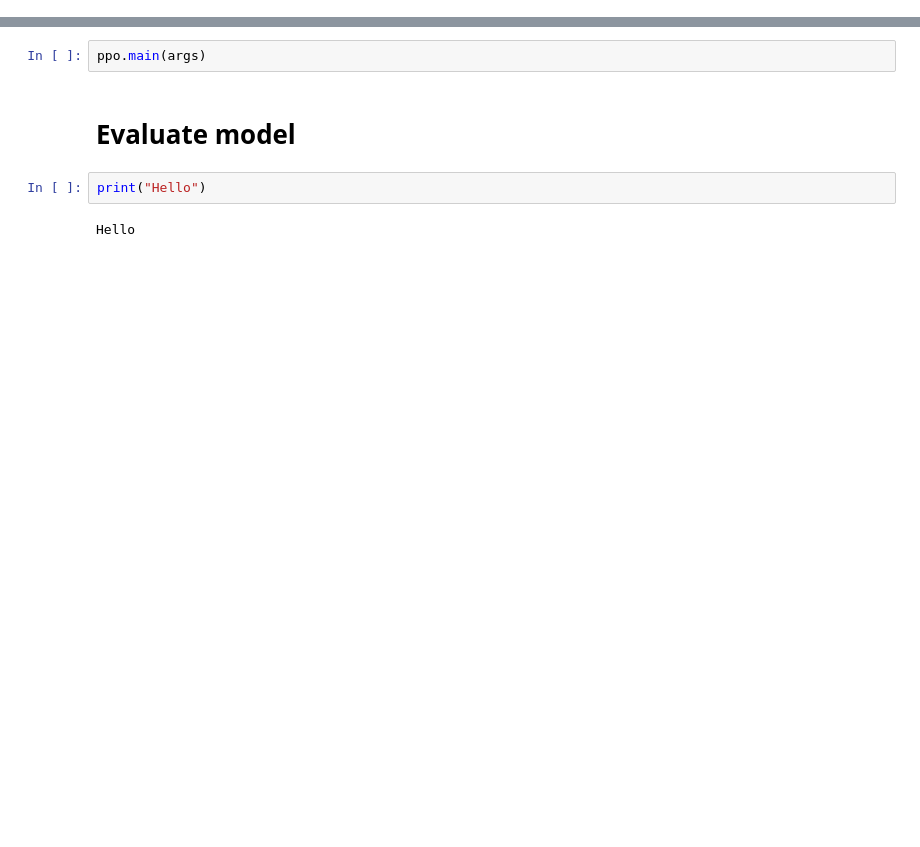
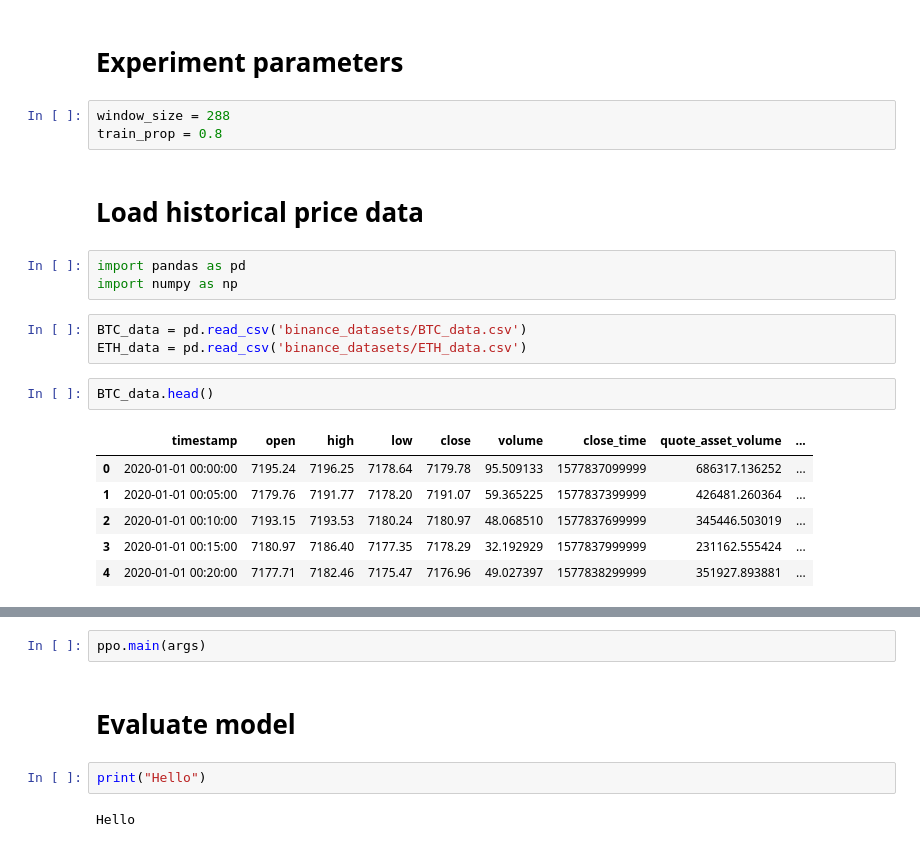
Before and after one commit to MWajdi/rl-portfolio-reallocation, a Jupyter notebook: run_training_experiment.ipynb, the cells around one changed output, grey strips where cells are left out. Saved outputs shown, nothing was run; the diff lists cells and outputs as text; blank space fills up the shorter version.

```diff
--- a/run_training_experiment.ipynb
+++ b/run_training_experiment.ipynb
@@ -0,0 +1,22 @@
+# %% [markdown]
+# Experiment parameters
+# %%
+window_size = 288
+train_prop = 0.8
+# %% [markdown]
+# Load historical price data
+# %%
+import pandas as pd
+import numpy as np
+# %%
+BTC_data = pd.read_csv('binance_datasets/BTC_data.csv')
+ETH_data = pd.read_csv('binance_datasets/ETH_data.csv')
+# %%
+BTC_data.head()
+# %% [output]
+|  | timestamp | open | high | low | close | volume | close_time | quote_asset_volume | ... |
+| 0 | 2020-01-01 00:00:00 | 7195.24 | 7196.25 | 7178.64 | 7179.78 | 95.509133 | 1577837099999 | 686317.136252 | ... |
+| 1 | 2020-01-01 00:05:00 | 7179.76 | 7191.77 | 7178.20 | 7191.07 | 59.365225 | 1577837399999 | 426481.260364 | ... |
+| 2 | 2020-01-01 00:10:00 | 7193.15 | 7193.53 | 7180.24 | 7180.97 | 48.068510 | 1577837699999 | 345446.503019 | ... |
+| 3 | 2020-01-01 00:15:00 | 7180.97 | 7186.40 | 7177.35 | 7178.29 | 32.192929 | 1577837999999 | 231162.555424 | ... |
+| 4 | 2020-01-01 00:20:00 | 7177.71 | 7182.46 | 7175.47 | 7176.96 | 49.027397 | 1577838299999 | 351927.893881 | ... |
```
Also changed, not shown: parts of 13 cells of this notebook, 4 other files.
